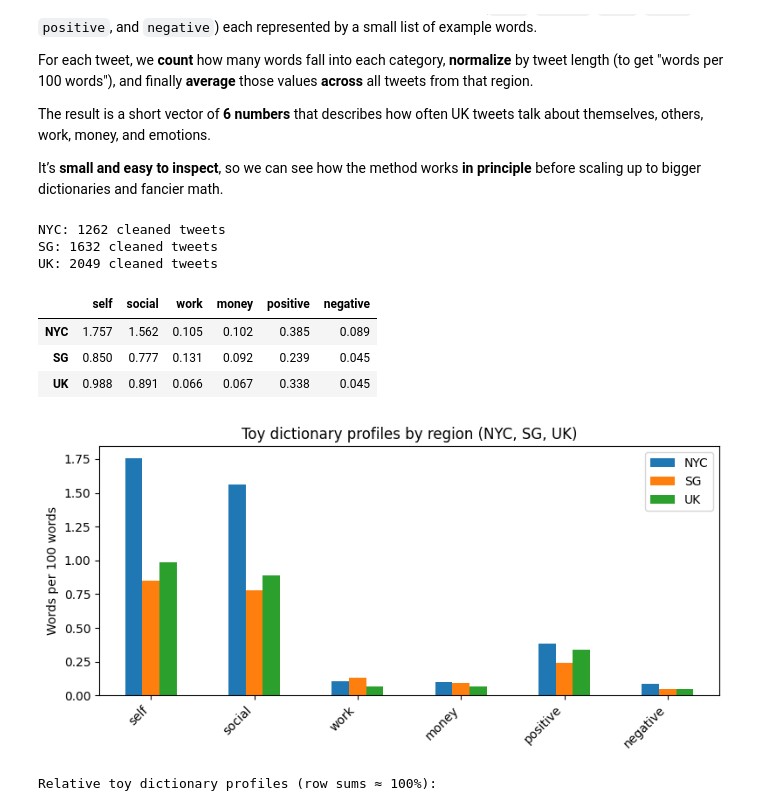
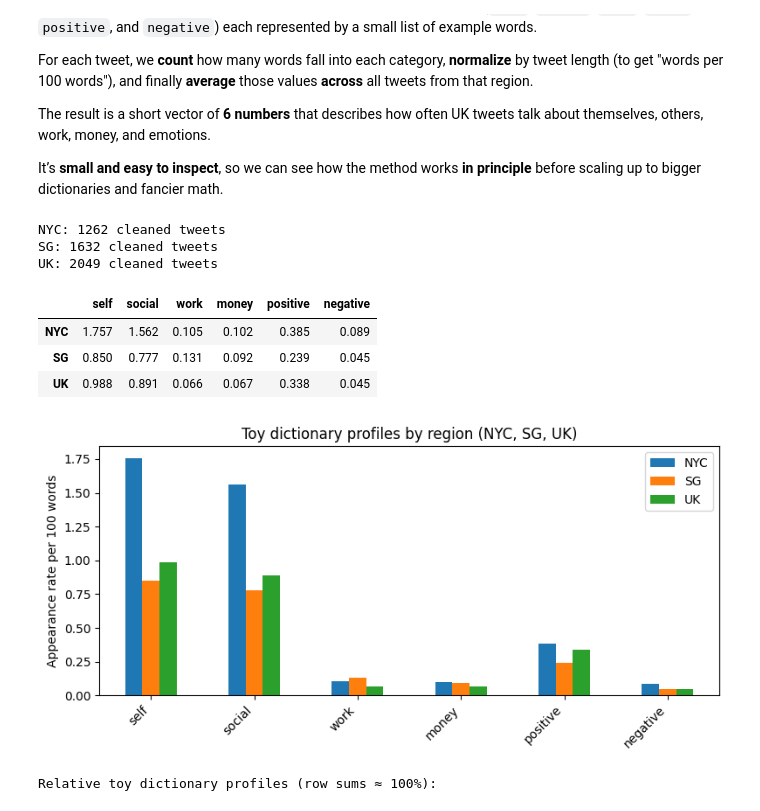
Before and after one commit to ans9868/medium_X_analysis, a Jupyter notebook: notebooks/x_api_culture_analysis.ipynb, the cells around one changed output. Cells and saved outputs as stored; diff of their text form; code cells hidden in the pictures.

Commit message:
graph changes

```diff
--- a/notebooks/x_api_culture_analysis.ipynb
+++ b/notebooks/x_api_culture_analysis.ipynb
@@ -271,35 +271,35 @@ def compute_region_profile(path: Path, label: str) -> pd.Series:
         for cat, lex in toy_dict.items():
             hits = sum(1 for w in words if w in lex)
             cat_totals[cat] += (hits / len(words)) * 100.0  # "words per 100 words"
 
     avg_profile = {cat: (cat_totals[cat] / tweet_counts) for cat in toy_dict.keys()}
     return pd.Series(avg_profile, name=label)
 
 profiles = {}
 
 profiles["NYC"] = compute_region_profile(TWEETS_DIR / "nyc_tweets_external.jsonl", "NYC")
 profiles["SG"]  = compute_region_profile(TWEETS_DIR / "sg_tweets_external.jsonl",  "SG")
 profiles["UK"]  = compute_region_profile(TWEETS_DIR / "uk_tweets_external.jsonl",  "UK")
 
 profiles_df = pd.DataFrame(profiles).T.round(3)
 display(profiles_df)
 
 # Bar chart: toy-dictionary profiles by region
 ax = profiles_df.T.plot(kind="bar", figsize=(8, 4))
-ax.set_ylabel("Words per 100 words")
+ax.set_ylabel("Appearance rate per 100 words")
 ax.set_title("Toy dictionary profiles by region (NYC, SG, UK)")
 plt.xticks(rotation=45, ha="right")
 plt.tight_layout()
 plt.show()
 # %% [output]
 NYC: 1262 cleaned tweets
 SG: 1632 cleaned tweets
 UK: 2049 cleaned tweets
 |  | self | social | work | money | positive | negative |
 | NYC | 1.757 | 1.562 | 0.105 | 0.102 | 0.385 | 0.089 |
 | SG | 0.850 | 0.777 | 0.131 | 0.092 | 0.239 | 0.045 |
 | UK | 0.988 | 0.891 | 0.066 | 0.067 | 0.338 | 0.045 |
-[figure, old version]
+[figure, new version]
 # %%
 # Relative toy dictionary profiles in the same grouped-bar style
 
```
Also changed, not shown: parts of 3 cells of this notebook, 1 other file.
